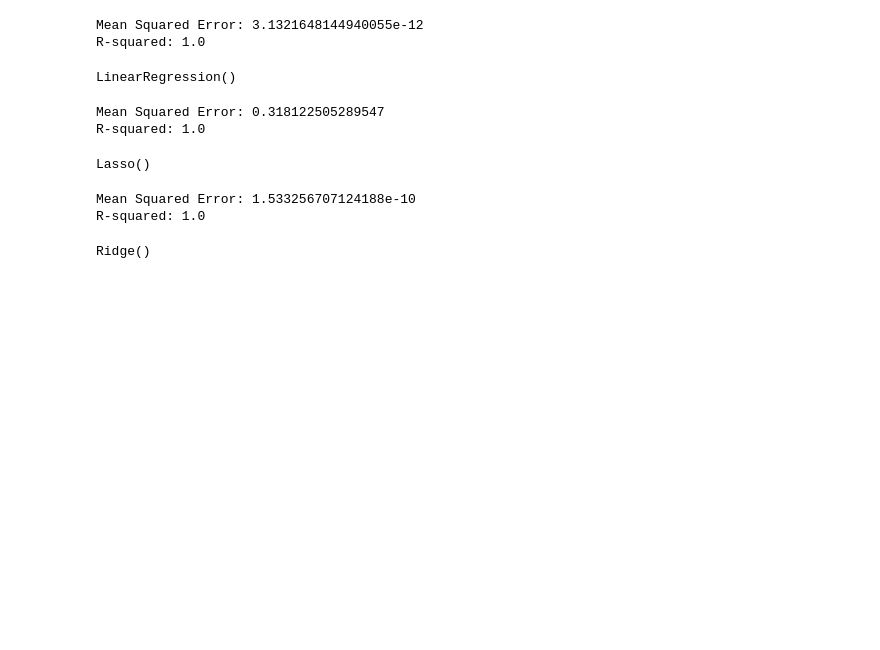
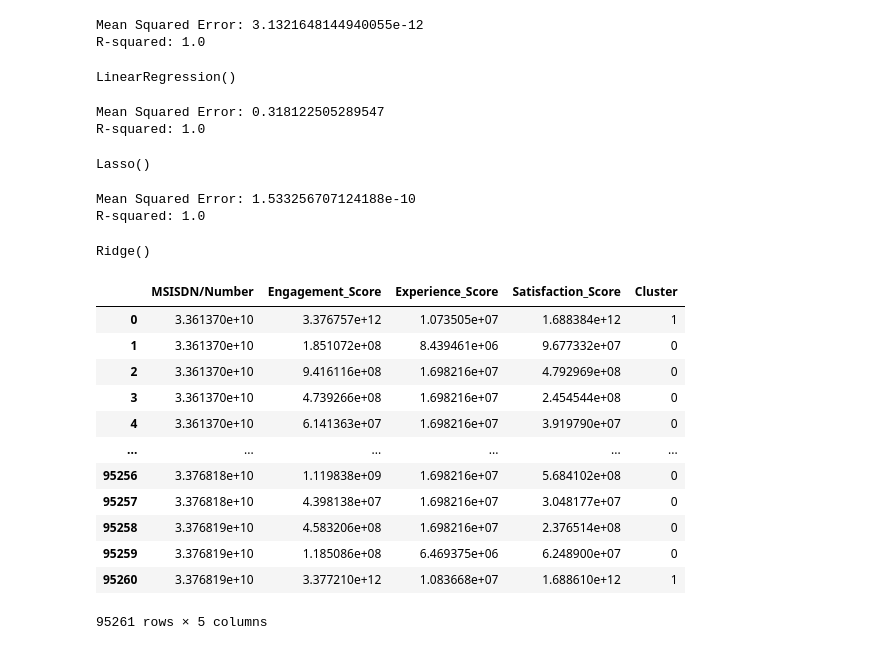
Before and after one commit to ab3lT/10-Academy-Week-2, a Jupyter notebook: notebook/usersatisfaction_analytics.ipynb, the cells around one changed output. Saved outputs shown, nothing was run; the diff lists cells and outputs as text; code cells hidden in the pictures; blank space fills up the shorter version.

Commit message:
Clustering engagement scores and experience scores

```diff
--- a/notebook/usersatisfaction_analytics.ipynb
+++ b/notebook/usersatisfaction_analytics.ipynb
@@ -135,3 +135,24 @@ satisfaction_analysis.build_regression_model(
 Mean Squared Error: 1.533256707124188e-10
 R-squared: 1.0
 Ridge()
+# %%
+# Clustering engagement scores and experience scores
+cluster_df = satisfaction_analysis.perform_clustering(
+    engagement_scores, experience_scores
+)
+# %%
+cluster_df
+# %% [output]
+|  | MSISDN/Number | Engagement_Score | Experience_Score | Satisfaction_Score | Cluster |
+| 0 | 3.361370e+10 | 3.376757e+12 | 1.073505e+07 | 1.688384e+12 | 1 |
+| 1 | 3.361370e+10 | 1.851072e+08 | 8.439461e+06 | 9.677332e+07 | 0 |
+| 2 | 3.361370e+10 | 9.416116e+08 | 1.698216e+07 | 4.792969e+08 | 0 |
+| 3 | 3.361370e+10 | 4.739266e+08 | 1.698216e+07 | 2.454544e+08 | 0 |
+| 4 | 3.361370e+10 | 6.141363e+07 | 1.698216e+07 | 3.919790e+07 | 0 |
+| ... | ... | ... | ... | ... | ... |
+| 95256 | 3.376818e+10 | 1.119838e+09 | 1.698216e+07 | 5.684102e+08 | 0 |
+| 95257 | 3.376818e+10 | 4.398138e+07 | 1.698216e+07 | 3.048177e+07 | 0 |
+| 95258 | 3.376819e+10 | 4.583206e+08 | 1.698216e+07 | 2.376514e+08 | 0 |
+| 95259 | 3.376819e+10 | 1.185086e+08 | 6.469375e+06 | 6.248900e+07 | 0 |
+| 95260 | 3.376819e+10 | 3.377210e+12 | 1.083668e+07 | 1.688610e+12 | 1 |
+95261 rows × 5 columns
```
